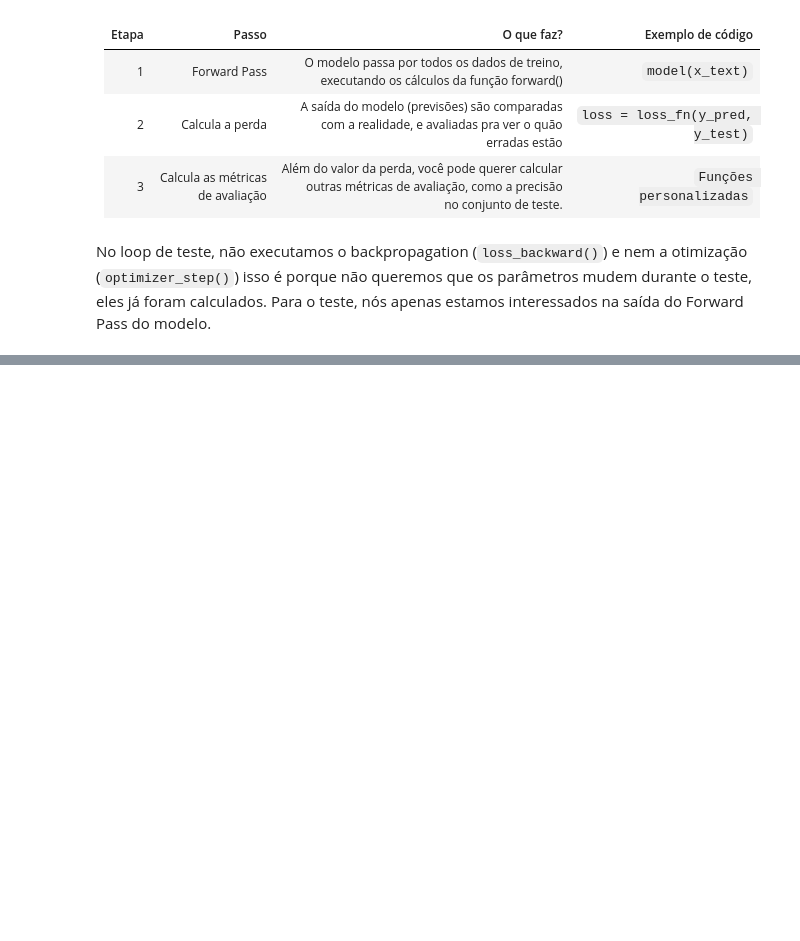
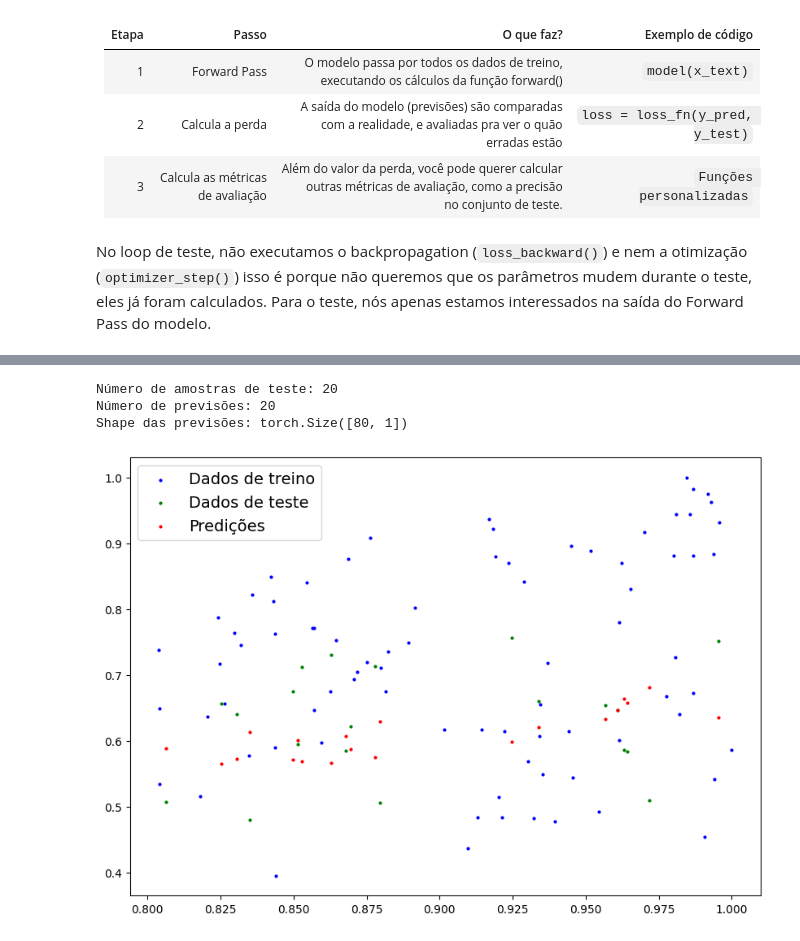
Before and after one commit to KappyStefani/Estudando-PyTorch, a Jupyter notebook: Aprendendo_PyTorch_Módulo_01.ipynb, the cells around one changed output, grey strips where cells are left out. Saved outputs shown, nothing was run; the diff lists cells and outputs as text; code cells hidden in the pictures; blank space fills up the shorter version.

```diff
--- a/Aprendendo_PyTorch_Módulo_01.ipynb
+++ b/Aprendendo_PyTorch_Módulo_01.ipynb
@@ -342,0 +616,21 @@ No loop de teste, não executamos o backpropagation (`loss_backward()`) e nem a
+# %%
+#Construindo o modelo
+
+class ModeloRegressaoLinearMultiplica(nn.Module):
+  def __init__(self):
+    super().__init__()
+    self.pesos_area = nn.Parameter(torch.randn(1, dtype=torch.float), requires_grad = True)
+    self.pesos_dist = nn.Parameter(torch.randn(1, dtype=torch.float), requires_grad = True)
+    self.vies = nn.Parameter(torch.randn(1, dtype=torch.float), requires_grad = True)
+
+
+  def forward(self, x: torch.Tensor) -> torch.Tensor:
+    return (self.pesos_area * x[:, 0:1] ) + (self.pesos_dist * x[:, 1:2]) + self.vies
+# %%
+#checando a classe
+
+torch.manual_seed(42)
+
+model_1 = ModeloRegressaoLinearMultiplica()
+
+list(model_1.parameters())
@@ -342,0 +674,23 @@ No loop de teste, não executamos o backpropagation (`loss_backward()`) e nem a
+# %%
+#verificando as previsões
+
+print(f"Número de amostras de teste: {len(teste_x)}")
+print(f"Número de previsões: {len(teste_y)}")
+print(f"Shape das previsões: {y_preds.shape}")
+# %% [output]
+Número de amostras de teste: 20
+Número de previsões: 20
+Shape das previsões: torch.Size([80, 1])
+# %%
+# 1. Fazemos as previsões usando o conjunto de teste (teste_x) em vez do de treino
+with torch.inference_mode():
+  y_preds_teste = model_1(teste_x)
+
+# 2. Plotamos passando apenas a coluna da Área (índice 0) para os dados de X
+plot_predictions(
+    train_data=treino_x[:, 0],
+    test_data=teste_x[:, 0],
+    predictions=y_preds_teste
+)
+# %% [output]
+[figure, added]
```
Also changed, not shown: parts of 32 cells of this notebook.
